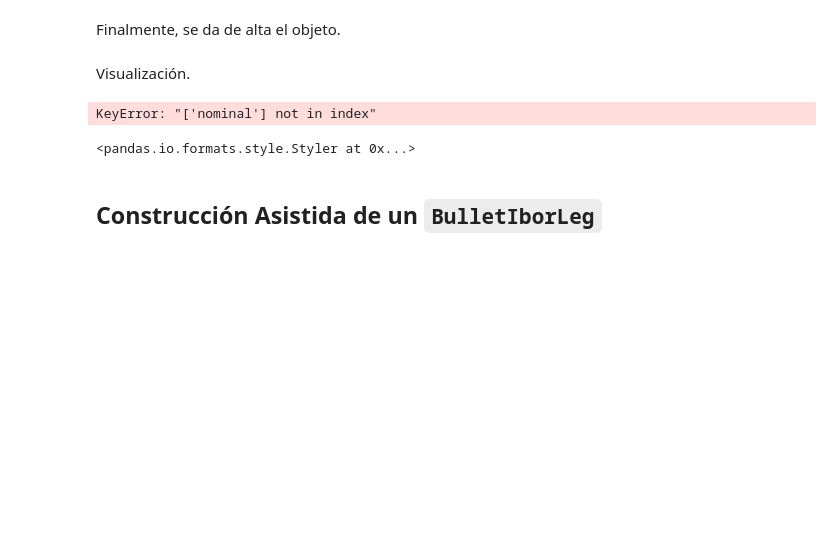
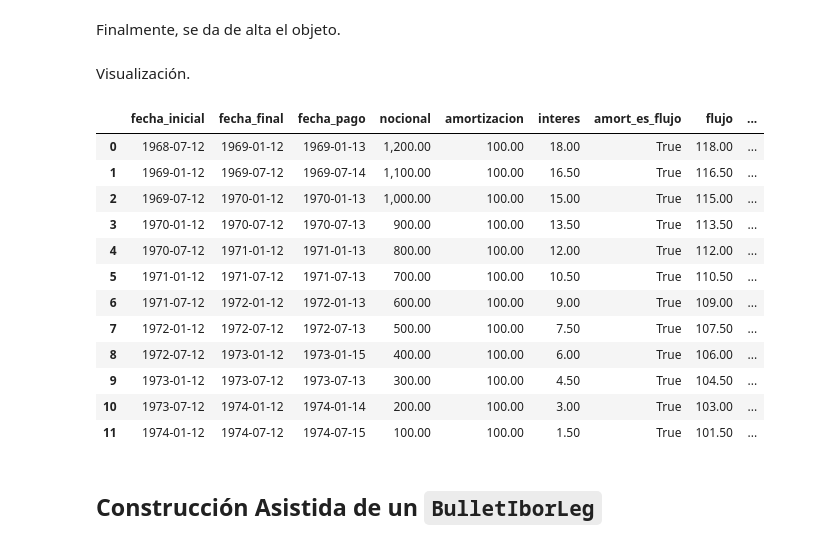
Before and after one commit to qcfinancial/qcfinancial-docs, a Jupyter notebook: 3_Construccion_Operaciones.ipynb, the cells around one changed output. Drawn from its saved outputs; the diff is of its cells as text; code cells hidden in the pictures; blank space fills up the shorter version.

```diff
--- a/3_Construccion_Operaciones.ipynb
+++ b/3_Construccion_Operaciones.ipynb
@@ -325,7 +329,7 @@ rp = qcf.RecPay.RECEIVE
 fecha_inicio = qcf.QCDate(31, 1, 2024)
 fecha_final = qcf.QCDate(31, 1, 2028)
 
-calendario = aux.get_business_calendar('US', range(2024, 2027))
+calendario = qcf.CalendarFactory.build(qcf.QCDate("2024-01-01"), 10, [qcf.BusinessCalendarId.USNY])
 bus_adj_rule = qcf.BusyAdjRules.NO
 periodicidad = qcf.Tenor('6M')
 periodo_irregular = qcf.StubPeriod.NO
@@ -658,14 +670,25 @@ Visualización.
 # %%
 aux.leg_as_dataframe(fixed_rate_mccy_leg).style.format(aux.format_dict).set_properties(
     **{'background-color': '#FFCFC9', 'color':'black'},
-    subset=['nominal','amortizacion', 'flujo']
+    subset=['nocional','amortizacion', 'flujo']
 ).set_properties(
     **{'background-color': '#FFCFA9', 'color':'black'},
     subset=['flujo']
 )
 # %% [output]
-KeyError: "['nominal'] not in index"
-<pandas.io.formats.style.Styler at 0x...>
+|  | fecha_inicial | fecha_final | fecha_pago | nocional | amortizacion | interes | amort_es_flujo | flujo | ... |
+| 0 | 1968-07-12 | 1969-01-12 | 1969-01-13 | 1,200.00 | 100.00 | 18.00 | True | 118.00 | ... |
+| 1 | 1969-01-12 | 1969-07-12 | 1969-07-14 | 1,100.00 | 100.00 | 16.50 | True | 116.50 | ... |
+| 2 | 1969-07-12 | 1970-01-12 | 1970-01-13 | 1,000.00 | 100.00 | 15.00 | True | 115.00 | ... |
+| 3 | 1970-01-12 | 1970-07-12 | 1970-07-13 | 900.00 | 100.00 | 13.50 | True | 113.50 | ... |
+| 4 | 1970-07-12 | 1971-01-12 | 1971-01-13 | 800.00 | 100.00 | 12.00 | True | 112.00 | ... |
+| 5 | 1971-01-12 | 1971-07-12 | 1971-07-13 | 700.00 | 100.00 | 10.50 | True | 110.50 | ... |
+| 6 | 1971-07-12 | 1972-01-12 | 1972-01-13 | 600.00 | 100.00 | 9.00 | True | 109.00 | ... |
+| 7 | 1972-01-12 | 1972-07-12 | 1972-07-13 | 500.00 | 100.00 | 7.50 | True | 107.50 | ... |
+| 8 | 1972-07-12 | 1973-01-12 | 1973-01-15 | 400.00 | 100.00 | 6.00 | True | 106.00 | ... |
+| 9 | 1973-01-12 | 1973-07-12 | 1973-07-13 | 300.00 | 100.00 | 4.50 | True | 104.50 | ... |
+| 10 | 1973-07-12 | 1974-01-12 | 1974-01-14 | 200.00 | 100.00 | 3.00 | True | 103.00 | ... |
+| 11 | 1974-01-12 | 1974-07-12 | 1974-07-15 | 100.00 | 100.00 | 1.50 | True | 101.50 | ... |
 # %% [markdown]
 ## Construcción Asistida de un `BulletIborLeg`
 # %% [markdown]
```
Also changed, not shown: parts of 8 cells of this notebook, 5 other files.
